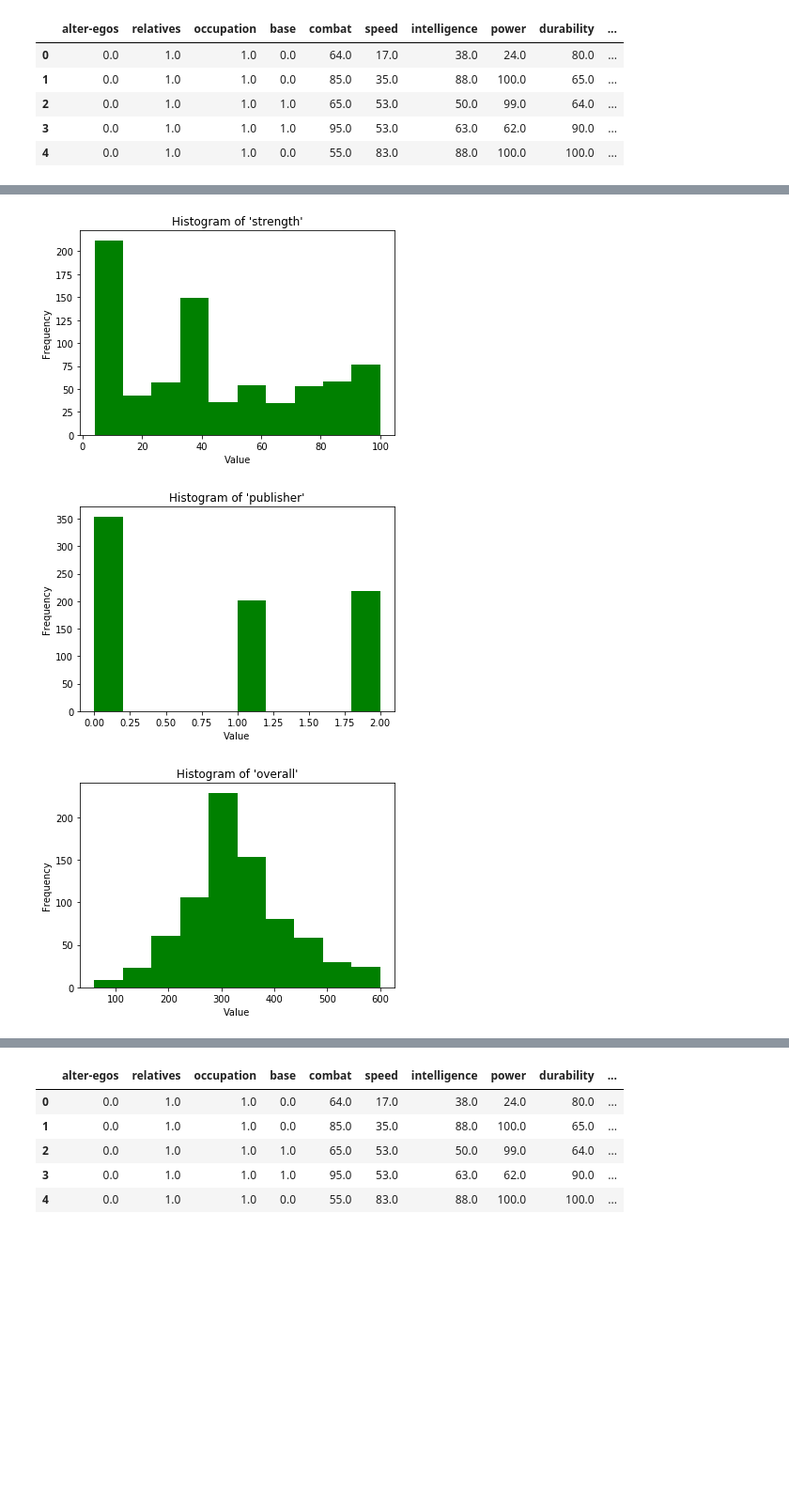
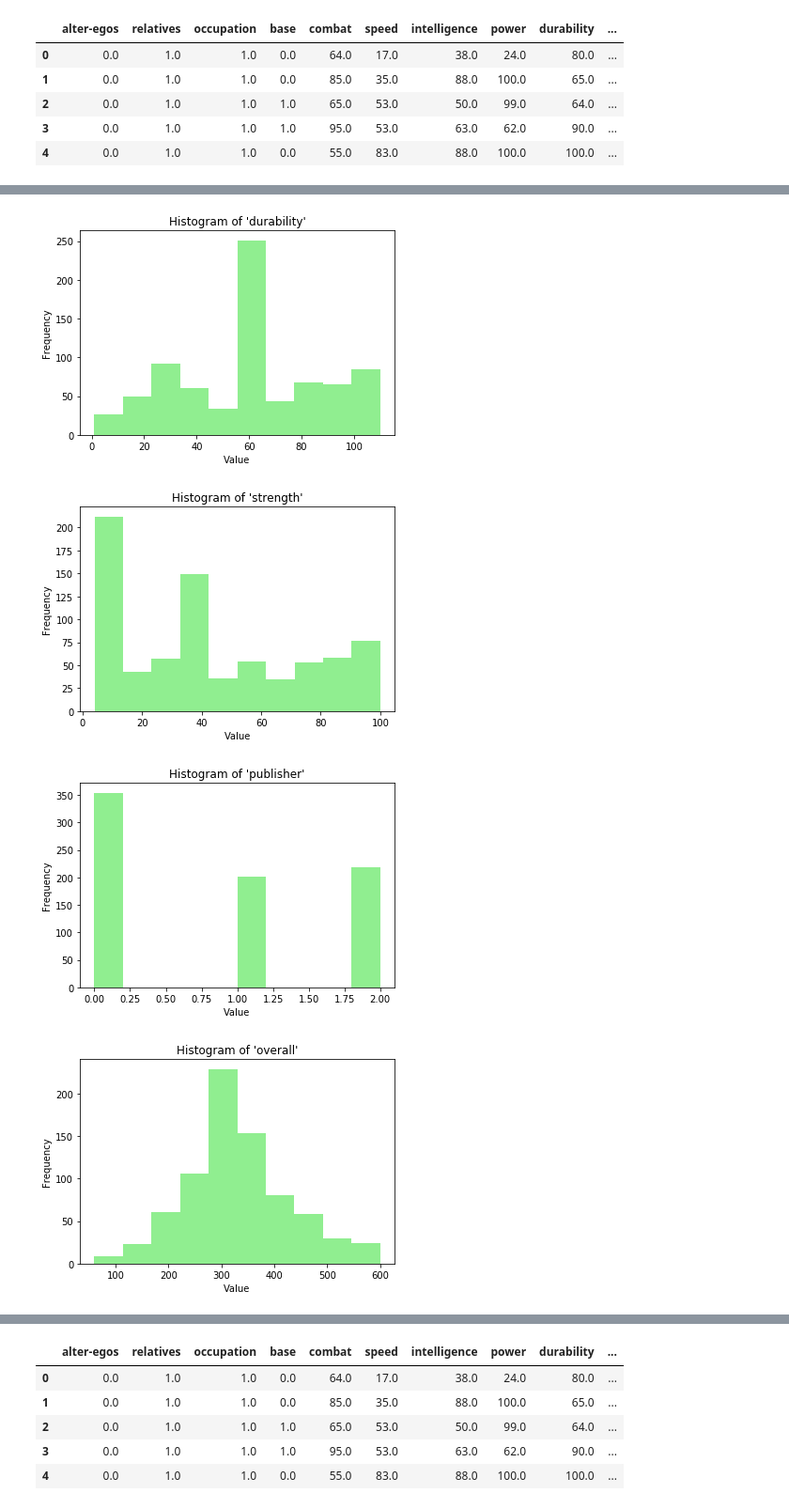
Before and after one commit to eddiecp426/Character-Classification, a Jupyter notebook: char_clean.ipynb, the cells around one changed output, grey strips where cells are left out. Shown at 94% size. Saved outputs shown, nothing was run; the diff lists cells and outputs as text; code cells hidden in the pictures; blank space fills up the shorter version.

```diff
--- a/char_clean.ipynb
+++ b/char_clean.ipynb
@@ -144,8 +144,7 @@ char.head()
 | 4 | 55.0 | 100.0 | 88.0 | Abraxas | 100.0 | 83.0 | 63.0 | - | 5 | Dimensional destroyer | ... |
 # %%
 #Creating a dataframe using only features and the outcome
-char = char[['name']
-         + ['alter-egos'] + ['relatives']
+char = char[['alter-egos'] + ['relatives']
          + ['occupation'] + ['base'] + ['combat'] + ['speed']
          + ['intelligence'] + ['power'] + ['durability'] + ['strength']
          + ['publisher'] + ['alignment']]
@@ -159,0 +159,3 @@ char.head()
+# %%
+char['overall'] = powers_df['overall']
+char.head()
@@ -515,7 +520,8 @@ dfi.head()
 | 3 | Abomination | Marvel Comics |
 | 4 | Abraxas | Marvel Comics |
 # %%
-X = X.drop(['name', 'publisher'], axis = 1)
+#Seperating the features from the outcome
+X = X.drop(['y'], axis = 1)
 X.head()
 # %% [output]
 |  | alter-egos | relatives | occupation | base | combat | speed | intelligence | power | durability | ... |
@@ -722,12 +725,13 @@ X.head()
 #Histogram function
 
 def plot_histogram(x):
-    plt.hist(x, color = 'green')
+    plt.hist(x, color = 'lightgreen')
     plt.title("Histogram of '{var_name}'".format(var_name=x.name))
     plt.xlabel("Value")
     plt.ylabel("Frequency")
     plt.show()
 # %%
+plot_histogram(X_real['alter-egos'])
 plot_histogram(X_real['relatives'])
 plot_histogram(X_real['occupation'])
 plot_histogram(X_real['base'])
@@ -751,6 +755,7 @@ plot_histogram(X_real['overall'])
-[figure, old version]
+[figure, new version]
-[figure, old version]
+[figure, new version]
-[figure, old version]
+[figure, new version]
+[figure, added]
 # %%
 # Plot histograms to show distribution of features by outcome categories
 def plot_histogram_dv(x,y):
```
Also changed, not shown: parts of 56 cells of this notebook, 2 other files.
